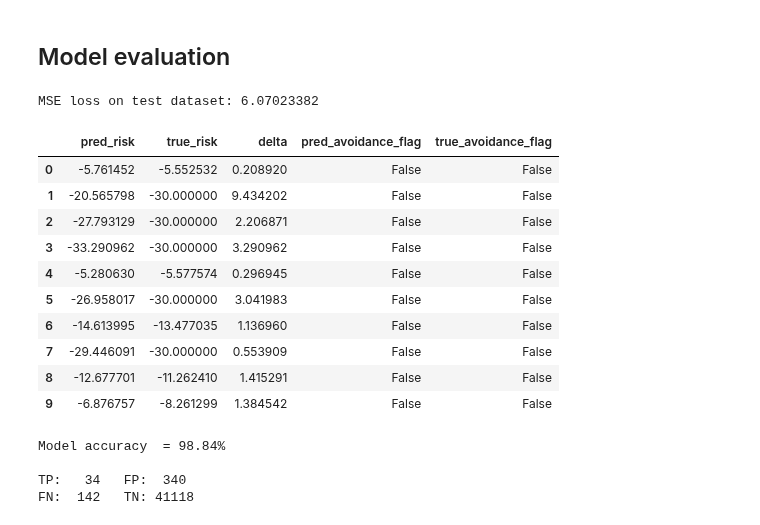
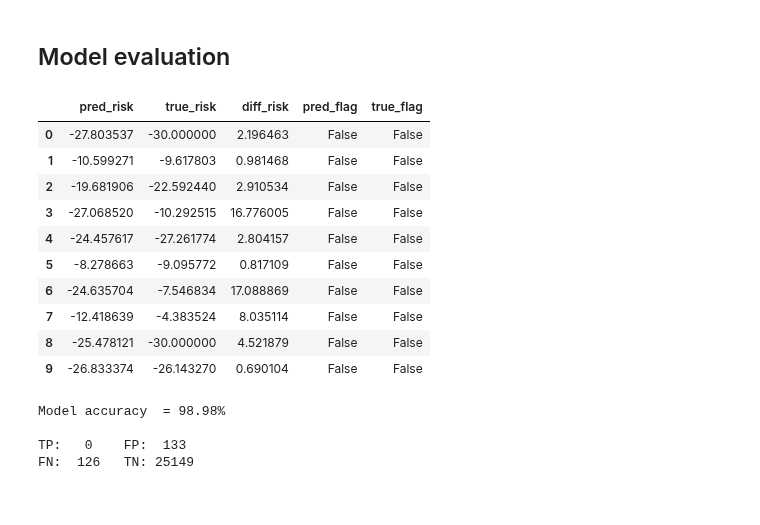
Before and after one commit to JJavierRosales/scapy, a Jupyter notebook: notebooks/ann_risk_probability_estimation.ipynb, the cells around one changed output. Saved outputs shown, nothing was run; the diff lists cells and outputs as text; code cells hidden in the pictures.

```diff
--- a/notebooks/ann_risk_probability_estimation.ipynb
+++ b/notebooks/ann_risk_probability_estimation.ipynb
@@ -585,6 +254,5 @@ class TabularModel(nn.Module):
 # %%
-torch.manual_seed(33)
-model = CollisionRiskProbabilityEstimator(input_size = X.size(1),
+model = xnn.CollisionRiskProbabilityEstimator(input_size = X.size(1),
                      output_size = y.size(1),
                      network = network)
 
@@ -685,0 +278,3 @@ Saving model parameters... Done.
+# %%
+model.learn(data=data_train, epochs=5, lr=1e-3, batch_size=1000, device='cpu',
+            epoch_step_checkpoint=2, filepath=filepath)
@@ -686,57 +333,48 @@ Saving model parameters... Done.
 # %% [markdown]
 ## Model evaluation
-# %%
-# Evaluate entire dataset
-with torch.no_grad():
-    y_val = model(cat_test, con_test)
-    loss = criterion(y_val, y_test)
-print(f'MSE loss on test dataset: {loss:.8f}')
-# %% [output]
-MSE loss on test dataset: 6.07023382
 # %%
 from sklearn.metrics import confusion_matrix
 from sklearn.metrics import accuracy_score as accuracy, precision_score as precision
 from sklearn.metrics import f1_score as f1, recall_score as recall
 
 # Define risk threshold for collision avoidance manouvre.
 risk_threshold = -4.0
 
-# Get outputs from the model from the entire dataset.
-output = []
-for i in range(len(y_test)):
-    y_pred = y_val[i][0].item()
-    y_true = y_test[i][0].item()
-    diff = np.abs(y_pred-y_true)
 
-    output.append([y_pred, y_true, diff, y_pred>=risk_threshold, y_true>=risk_threshold])
+y_pred = model.forward(data_test.inputs).detach().numpy().flatten()
+y_true = data_test.outputs.detach().numpy().flatten()
 
+df_val = pd.DataFrame()
+df_val['pred_risk'] = y_pred
+df_val['true_risk'] = y_true
+df_val['diff_risk'] = np.abs(df_val['pred_risk'] - df_val['true_risk'])
+df_val['pred_flag'] = df_val['pred_risk']>=risk_threshold
+df_val['true_flag'] = df_val['true_risk']>=risk_threshold
 
-# Create DataFrame with the results and print the first rows
-df_val = pd.DataFrame(data=output, columns=['pred_risk','true_risk', 'delta', 'pred_avoidance_flag', 'true_avoidance_flag'])
 display(df_val.head(10))
 
 # Evaluate accuracy using the confusion matrix.
-y_true = df_val['true_avoidance_flag']
-y_pred = df_val['pred_avoidance_flag']
+y_true = df_val['true_flag']
+y_pred = df_val['pred_flag']
 
 tn, fp, fn, tp = confusion_matrix(y_true, y_pred).ravel()
 
 print(f'Model accuracy  = {accuracy(y_true, y_pred)*100:5.2f}%\n')
 print(f'TP: {tp:^6} FP: {fp:^6}\n'
       f'FN: {fn:^6} TN: {tn:^6}')
 # %% [output]
-|  | pred_risk | true_risk | delta | pred_avoidance_flag | true_avoidance_flag |
-| 0 | -5.761452 | -5.552532 | 0.208920 | False | False |
-| 1 | -20.565798 | -30.000000 | 9.434202 | False | False |
-| 2 | -27.793129 | -30.000000 | 2.206871 | False | False |
-| 3 | -33.290962 | -30.000000 | 3.290962 | False | False |
-| 4 | -5.280630 | -5.577574 | 0.296945 | False | False |
-| 5 | -26.958017 | -30.000000 | 3.041983 | False | False |
-| 6 | -14.613995 | -13.477035 | 1.136960 | False | False |
-| 7 | -29.446091 | -30.000000 | 0.553909 | False | False |
-| 8 | -12.677701 | -11.262410 | 1.415291 | False | False |
-| 9 | -6.876757 | -8.261299 | 1.384542 | False | False |
+|  | pred_risk | true_risk | diff_risk | pred_flag | true_flag |
+| 0 | -27.803537 | -30.000000 | 2.196463 | False | False |
+| 1 | -10.599271 | -9.617803 | 0.981468 | False | False |
+| 2 | -19.681906 | -22.592440 | 2.910534 | False | False |
+| 3 | -27.068520 | -10.292515 | 16.776005 | False | False |
+| 4 | -24.457617 | -27.261774 | 2.804157 | False | False |
+| 5 | -8.278663 | -9.095772 | 0.817109 | False | False |
+| 6 | -24.635704 | -7.546834 | 17.088869 | False | False |
+| 7 | -12.418639 | -4.383524 | 8.035114 | False | False |
+| 8 | -25.478121 | -30.000000 | 4.521879 | False | False |
+| 9 | -26.833374 | -26.143270 | 0.690104 | False | False |
-Model accuracy  = 98.84%
+Model accuracy  = 98.98%
 
-TP:   34   FP:  340
-FN:  142   TN: 41118
+TP:   0    FP:  133
+FN:  126   TN: 25149
```
Also changed, not shown: parts of 14 cells of this notebook, 1 other file.
